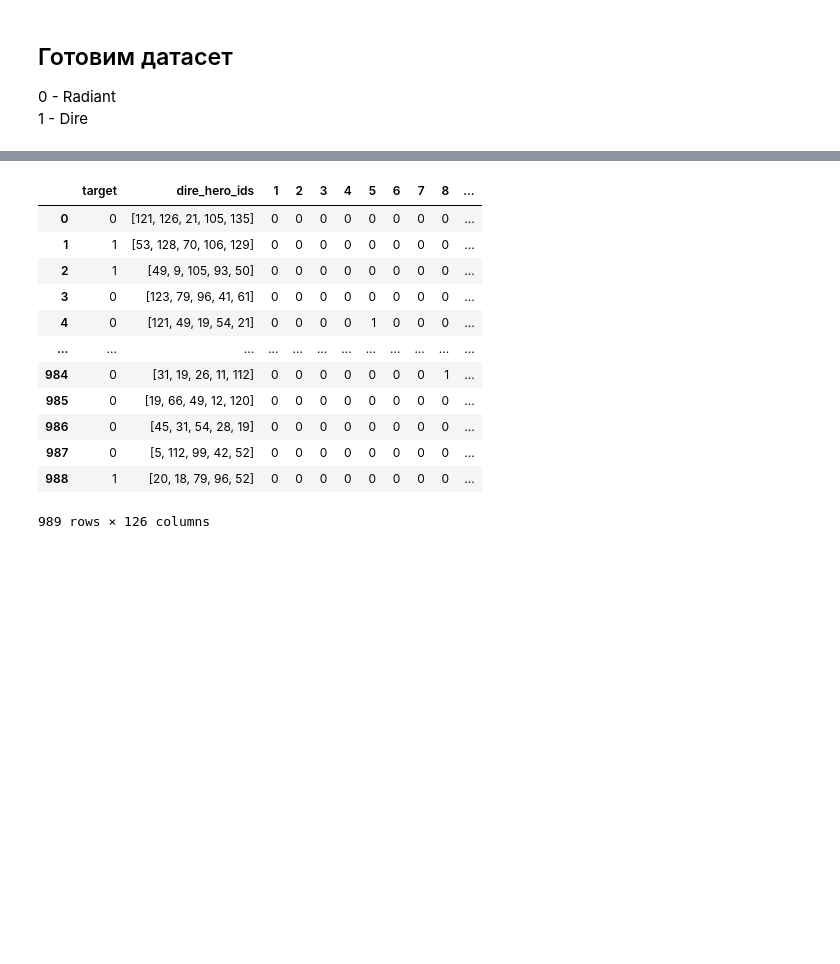
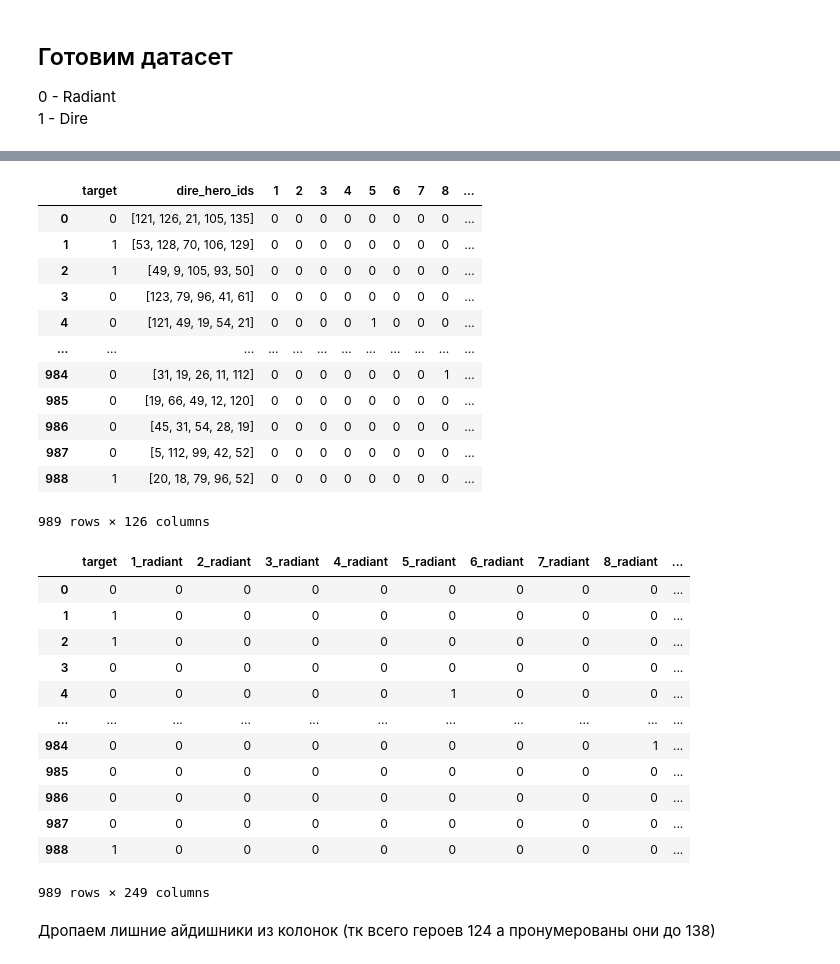
Before and after one commit to LeDron12/SmartDota, a Jupyter notebook: src/experiments/ids_only/ids_only.ipynb, the cells around one changed output, grey strips where cells are left out. Saved outputs shown, nothing was run; the diff lists cells and outputs as text; code cells hidden in the pictures; blank space fills up the shorter version.

```diff
--- a/src/experiments/ids_only/ids_only.ipynb
+++ b/src/experiments/ids_only/ids_only.ipynb
@@ -63,8 +64,5 @@ for i, elem in enumerate(data):
     dires.append([e.hero_id for e in pb[5:]])
     targets.append(int(target))
 
-    if 138 in radiants[-1] or 138 in dires[-1]:
-        print(i)
-
 len(targets)
 # %% [output]
@@ -135,27 +98,55 @@ with open('c.json', 'w') as f:
 # %%
 from sklearn.preprocessing import MultiLabelBinarizer
 
 mlb = MultiLabelBinarizer(sparse_output=True)
 
-# df =
-df.join(
-    pd.DataFrame.sparse.from_spmatrix(
-        mlb.fit_transform(df.pop('radiant_hero_ids')),
-        index=df.index,
-        columns=mlb.classes_
+df1 = df.join(
+        pd.DataFrame.sparse.from_spmatrix(
+            mlb.fit_transform(df.pop('radiant_hero_ids')),
+            index=df.index,
+            columns=mlb.classes_
+        )
     )
-)
+display(df1)
+
+
+
+df2 = df1.join(
+        pd.DataFrame.sparse.from_spmatrix(
+            mlb.fit_transform(df1.pop('dire_hero_ids')),
+            index=df1.index,
+            columns=mlb.classes_
+        ),
+        lsuffix='_radiant',
+        rsuffix='_dire'
+    )
+display(df2)
 # %% [output]
 |  | target | dire_hero_ids | 1 | 2 | 3 | 4 | 5 | 6 | 7 | 8 | ... |
 | 0 | 0 | [121, 126, 21, 105, 135] | 0 | 0 | 0 | 0 | 0 | 0 | 0 | 0 | ... |
 | 1 | 1 | [53, 128, 70, 106, 129] | 0 | 0 | 0 | 0 | 0 | 0 | 0 | 0 | ... |
 | 2 | 1 | [49, 9, 105, 93, 50] | 0 | 0 | 0 | 0 | 0 | 0 | 0 | 0 | ... |
 | 3 | 0 | [123, 79, 96, 41, 61] | 0 | 0 | 0 | 0 | 0 | 0 | 0 | 0 | ... |
 | 4 | 0 | [121, 49, 19, 54, 21] | 0 | 0 | 0 | 0 | 1 | 0 | 0 | 0 | ... |
 | ... | ... | ... | ... | ... | ... | ... | ... | ... | ... | ... | ... |
 | 984 | 0 | [31, 19, 26, 11, 112] | 0 | 0 | 0 | 0 | 0 | 0 | 0 | 1 | ... |
 | 985 | 0 | [19, 66, 49, 12, 120] | 0 | 0 | 0 | 0 | 0 | 0 | 0 | 0 | ... |
 | 986 | 0 | [45, 31, 54, 28, 19] | 0 | 0 | 0 | 0 | 0 | 0 | 0 | 0 | ... |
 | 987 | 0 | [5, 112, 99, 42, 52] | 0 | 0 | 0 | 0 | 0 | 0 | 0 | 0 | ... |
 | 988 | 1 | [20, 18, 79, 96, 52] | 0 | 0 | 0 | 0 | 0 | 0 | 0 | 0 | ... |
 989 rows × 126 columns
+|  | target | 1_radiant | 2_radiant | 3_radiant | 4_radiant | 5_radiant | 6_radiant | 7_radiant | 8_radiant | ... |
+| 0 | 0 | 0 | 0 | 0 | 0 | 0 | 0 | 0 | 0 | ... |
+| 1 | 1 | 0 | 0 | 0 | 0 | 0 | 0 | 0 | 0 | ... |
+| 2 | 1 | 0 | 0 | 0 | 0 | 0 | 0 | 0 | 0 | ... |
+| 3 | 0 | 0 | 0 | 0 | 0 | 0 | 0 | 0 | 0 | ... |
+| 4 | 0 | 0 | 0 | 0 | 0 | 1 | 0 | 0 | 0 | ... |
+| ... | ... | ... | ... | ... | ... | ... | ... | ... | ... | ... |
+| 984 | 0 | 0 | 0 | 0 | 0 | 0 | 0 | 0 | 1 | ... |
+| 985 | 0 | 0 | 0 | 0 | 0 | 0 | 0 | 0 | 0 | ... |
+| 986 | 0 | 0 | 0 | 0 | 0 | 0 | 0 | 0 | 0 | ... |
+| 987 | 0 | 0 | 0 | 0 | 0 | 0 | 0 | 0 | 0 | ... |
+| 988 | 1 | 0 | 0 | 0 | 0 | 0 | 0 | 0 | 0 | ... |
+989 rows × 249 columns
+# %% [markdown]
+Дропаем лишние айдишники из колонок (тк всего героев 124 а пронумерованы они до 138)
```
Also changed, not shown: parts of 8 cells of this notebook, 2 other files.
